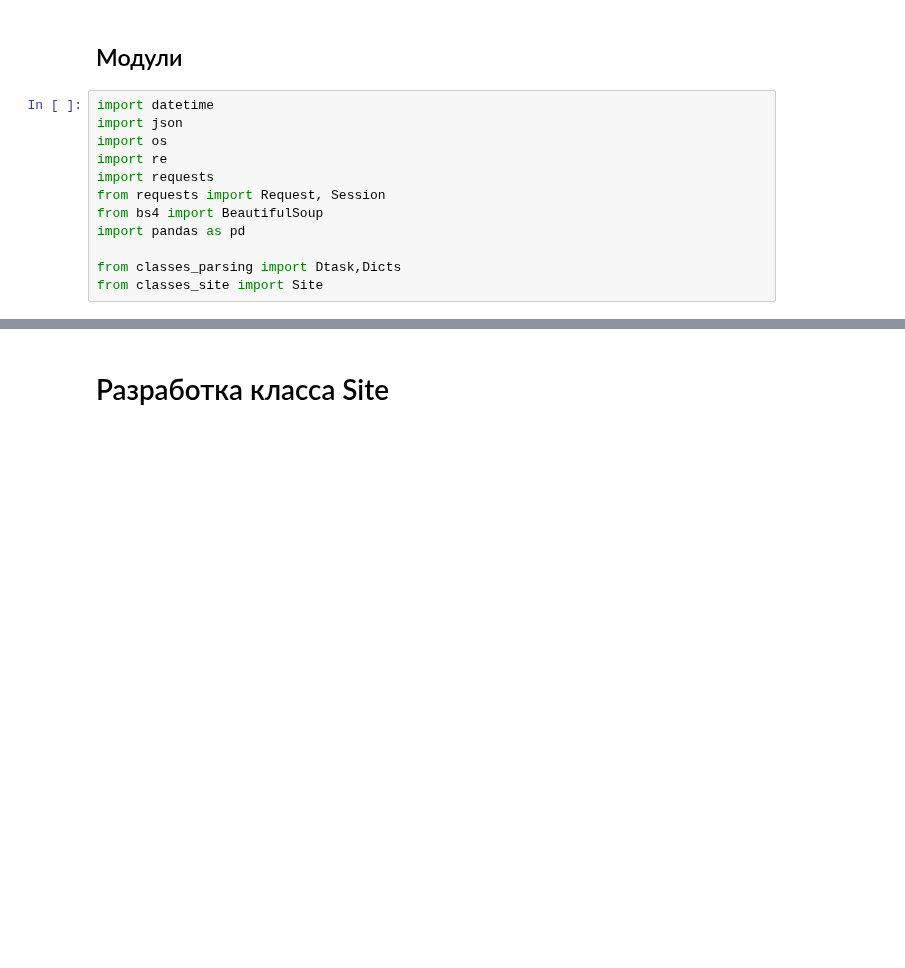
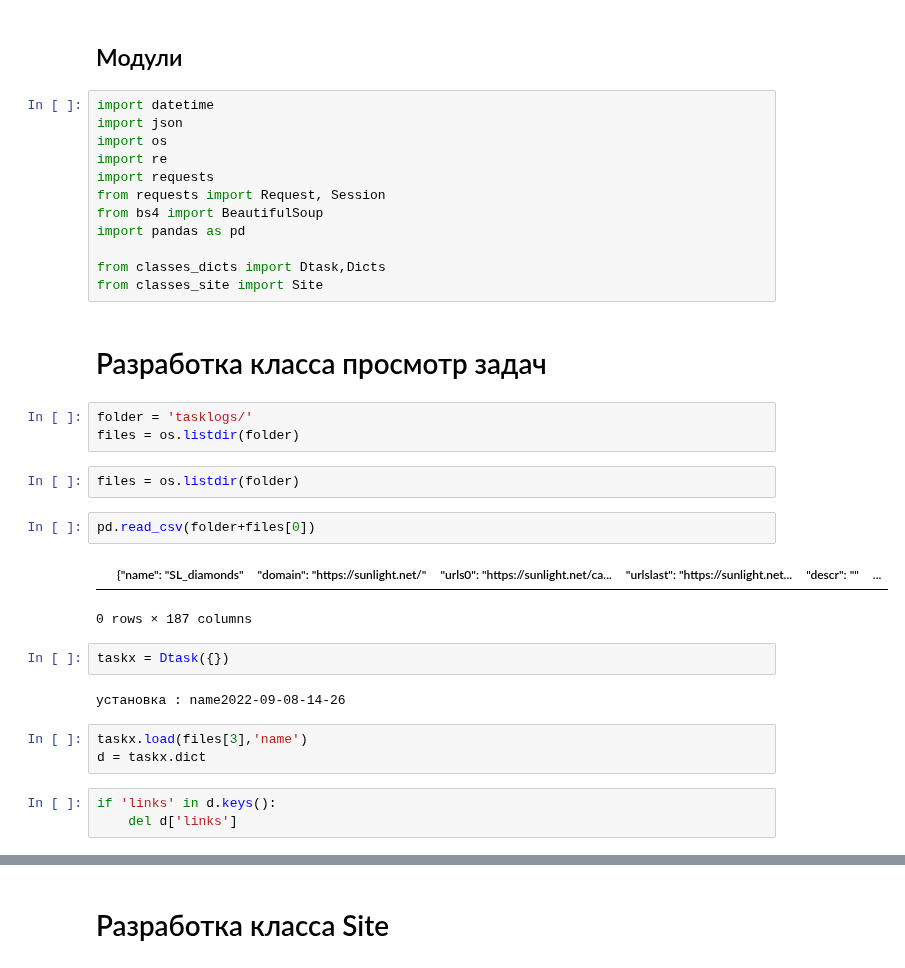
Before and after one commit to KeskilV/Parsing_NKO, a Jupyter notebook: ParsingSUNLIGHT.ipynb, the cells around one changed output, grey strips where cells are left out. Drawn from its saved outputs; the diff is of its cells as text; blank space fills up the shorter version.

```diff
--- a/ParsingSUNLIGHT.ipynb
+++ b/ParsingSUNLIGHT.ipynb
@@ -41,5 +41,27 @@ from requests import Request, Session
 from bs4 import BeautifulSoup
 import pandas as pd
 
-from classes_parsing import Dtask,Dicts
+from classes_dicts import Dtask,Dicts
 from classes_site import Site
+# %% [markdown]
+# Разработка класса просмотр задач
+# %%
+folder = 'tasklogs/'
+files = os.listdir(folder)
+# %%
+files = os.listdir(folder)
+# %%
+pd.read_csv(folder+files[0])
+# %% [output]
+|  | {"name": "SL_diamonds" | "domain": "https://sunlight.net/" | "urls0": "https://sunlight.net/ca... | "urlslast": "https://sunlight.net... | "descr": "" | ... |
+0 rows × 187 columns
+# %%
+taskx = Dtask({})
+# %% [output]
+установка : name2022-09-08-14-26
+# %%
+taskx.load(files[3],'name')
+d = taskx.dict
+# %%
+if 'links' in d.keys():
+    del d['links']
```
Also changed, not shown: parts of 73 cells of this notebook, 18 other files.
